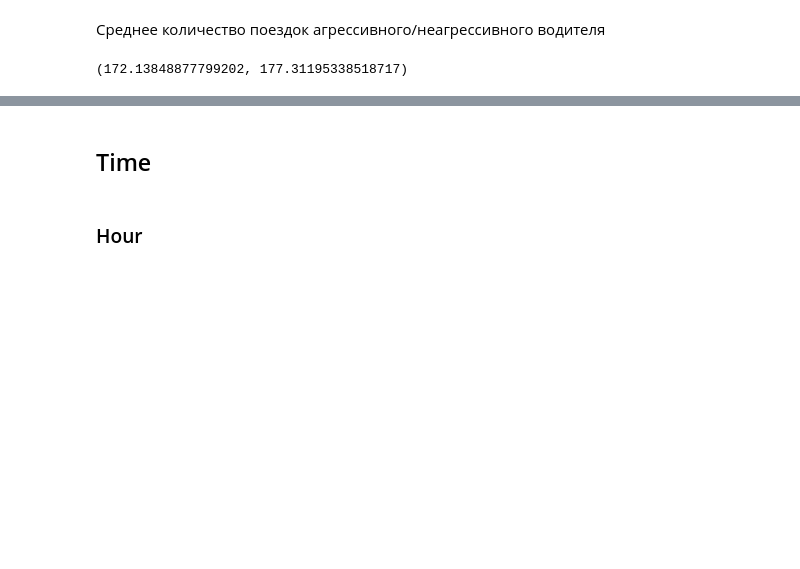
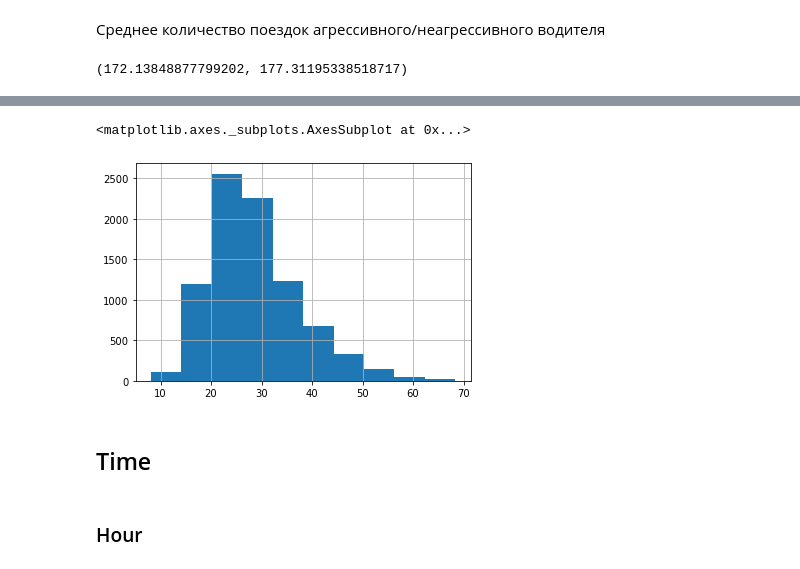
Before and after one commit to Egoluback/aiijc2021_transport, a Jupyter notebook: analysis&train.ipynb, the cells around one changed output, grey strips where cells are left out. Drawn from its saved outputs; the diff is of its cells as text; code cells hidden in the pictures; blank space fills up the shorter version.

```diff
--- a/analysis&train.ipynb
+++ b/analysis&train.ipynb
@@ -304,3 +328,8 @@ dataset_joined[dataset_joined.is_aggressive == True].driver_rides_cnt.mean(), da
+# %%
+speed_notaggressive.hist()
+# %% [output]
+<matplotlib.axes._subplots.AxesSubplot at 0x...>
+[figure, added]
 # %% [markdown]
 ## Time
 # %%
```
Also changed, not shown: parts of 31 cells of this notebook.
